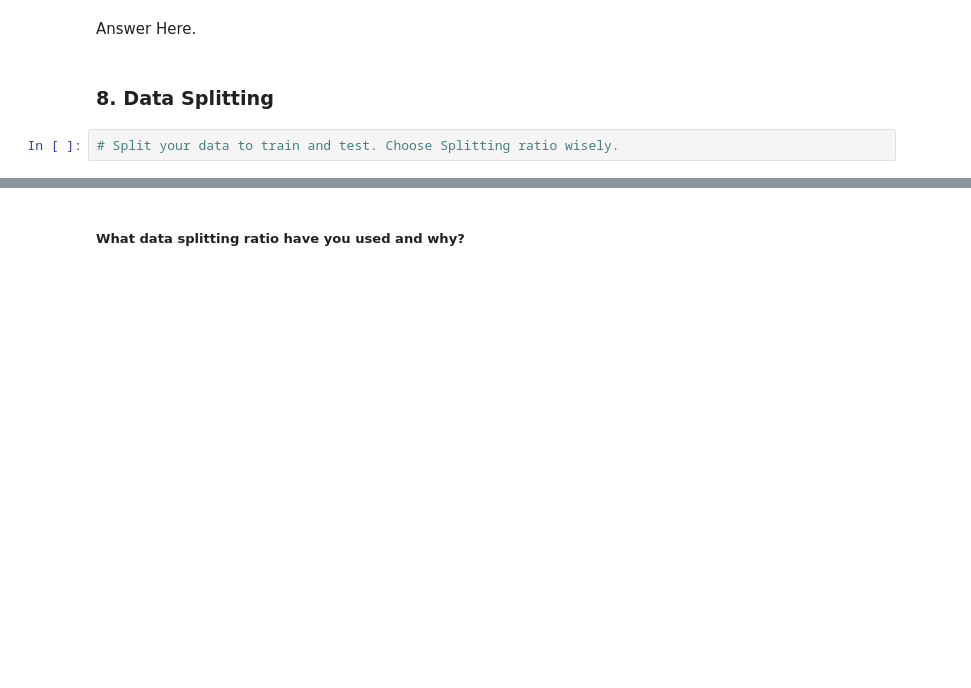
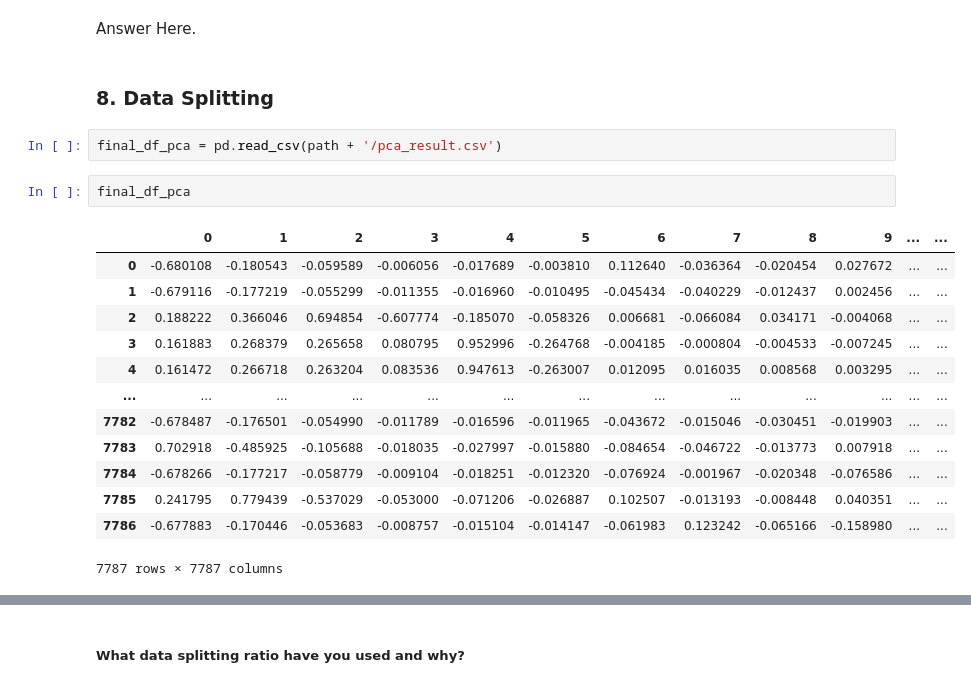
Before and after one commit to Bhushan0097/04.CAPSTONE.UnsupervisedML-Netflix-Movies-and-TV-Shows-Clustering, a Jupyter notebook: Notebook/Netflix_Movies_and_TV_Shows_Clustering.ipynb, the cells around one changed output, grey strips where cells are left out. Cells and saved outputs as stored; diff of their text form; blank space fills up the shorter version.

```diff
--- a/Notebook/Netflix_Movies_and_TV_Shows_Clustering.ipynb
+++ b/Notebook/Netflix_Movies_and_TV_Shows_Clustering.ipynb
@@ -1574,5 +2147,21 @@ Answer Here.
 Answer Here.
 # %% [markdown]
 ### 8. Data Splitting
-# %%
-# Split your data to train and test. Choose Splitting ratio wisely.
+# %%
+final_df_pca = pd.read_csv(path + '/pca_result.csv')
+# %%
+final_df_pca
+# %% [output]
+|  | 0 | 1 | 2 | 3 | 4 | 5 | 6 | 7 | 8 | 9 | ... | ... |
+| 0 | -0.680108 | -0.180543 | -0.059589 | -0.006056 | -0.017689 | -0.003810 | 0.112640 | -0.036364 | -0.020454 | 0.027672 | ... | ... |
+| 1 | -0.679116 | -0.177219 | -0.055299 | -0.011355 | -0.016960 | -0.010495 | -0.045434 | -0.040229 | -0.012437 | 0.002456 | ... | ... |
+| 2 | 0.188222 | 0.366046 | 0.694854 | -0.607774 | -0.185070 | -0.058326 | 0.006681 | -0.066084 | 0.034171 | -0.004068 | ... | ... |
+| 3 | 0.161883 | 0.268379 | 0.265658 | 0.080795 | 0.952996 | -0.264768 | -0.004185 | -0.000804 | -0.004533 | -0.007245 | ... | ... |
+| 4 | 0.161472 | 0.266718 | 0.263204 | 0.083536 | 0.947613 | -0.263007 | 0.012095 | 0.016035 | 0.008568 | 0.003295 | ... | ... |
+| ... | ... | ... | ... | ... | ... | ... | ... | ... | ... | ... | ... | ... |
+| 7782 | -0.678487 | -0.176501 | -0.054990 | -0.011789 | -0.016596 | -0.011965 | -0.043672 | -0.015046 | -0.030451 | -0.019903 | ... | ... |
+| 7783 | 0.702918 | -0.485925 | -0.105688 | -0.018035 | -0.027997 | -0.015880 | -0.084654 | -0.046722 | -0.013773 | 0.007918 | ... | ... |
+| 7784 | -0.678266 | -0.177217 | -0.058779 | -0.009104 | -0.018251 | -0.012320 | -0.076924 | -0.001967 | -0.020348 | -0.076586 | ... | ... |
+| 7785 | 0.241795 | 0.779439 | -0.537029 | -0.053000 | -0.071206 | -0.026887 | 0.102507 | -0.013193 | -0.008448 | 0.040351 | ... | ... |
+| 7786 | -0.677883 | -0.170446 | -0.053683 | -0.008757 | -0.015104 | -0.014147 | -0.061983 | 0.123242 | -0.065166 | -0.158980 | ... | ... |
+7787 rows × 7787 columns
```
Also changed, not shown: parts of 110 cells of this notebook.
